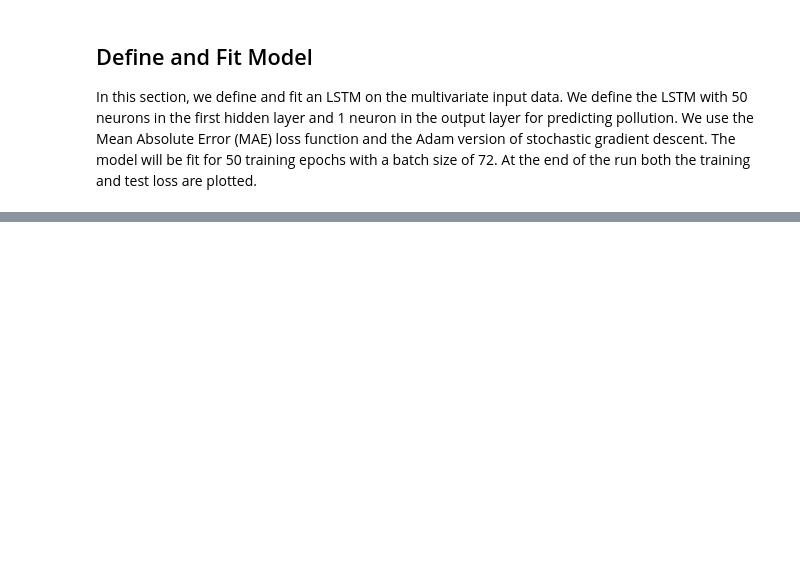
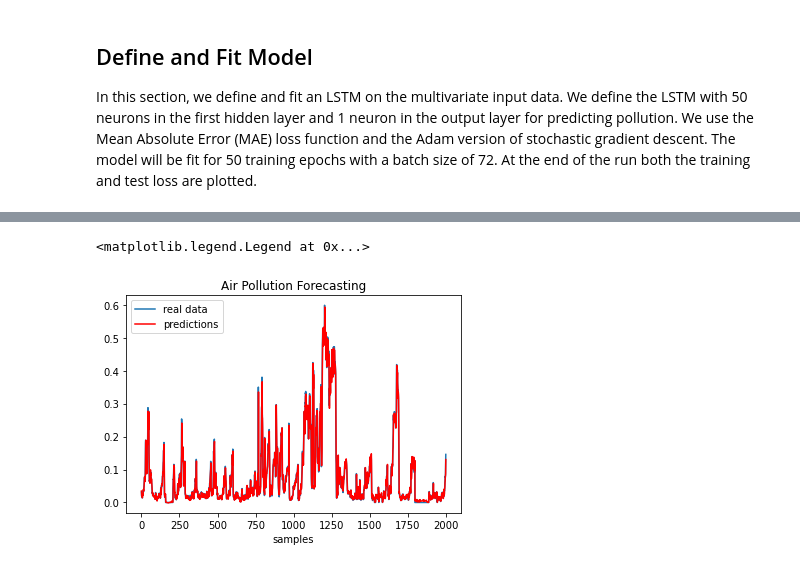
Before and after one commit to pedrovt/aa-labs, a Jupyter notebook: Lab11-sequence_models/TimeSeries_Polution_LSTM.ipynb, the cells around one changed output, grey strips where cells are left out. Drawn from its saved outputs; the diff is of its cells as text; code cells hidden in the pictures; blank space fills up the shorter version.

```diff
--- a/Lab11-sequence_models/TimeSeries_Polution_LSTM.ipynb
+++ b/Lab11-sequence_models/TimeSeries_Polution_LSTM.ipynb
@@ -118,0 +176,4 @@ def series_to_supervised(data, n_in=1, n_out=1, dropnan=True):
+# %%
+# normalize features
+scaler = MinMaxScaler(feature_range=(0, 1))
+scaled = scaler.fit_transform(values) #apply scaler to the values
@@ -242,0 +344,12 @@ print('Test RMSE: %.3f' % rmse)
+# %%
+#Plot test_y and yhat on the same plot
+#use pyplot from matplotlib
+
+pyplot.title('Air Pollution Forecasting')
+pyplot.xlabel('samples')
+pyplot.plot(test_y[:2000], label='real data')
+pyplot.plot(yhat[:2000], label='predictions', color='r')
+pyplot.legend(loc='upper left')
+# %% [output]
+<matplotlib.legend.Legend at 0x...>
+[figure, added]
```
Also changed, not shown: parts of 15 cells of this notebook, 2 other files.
